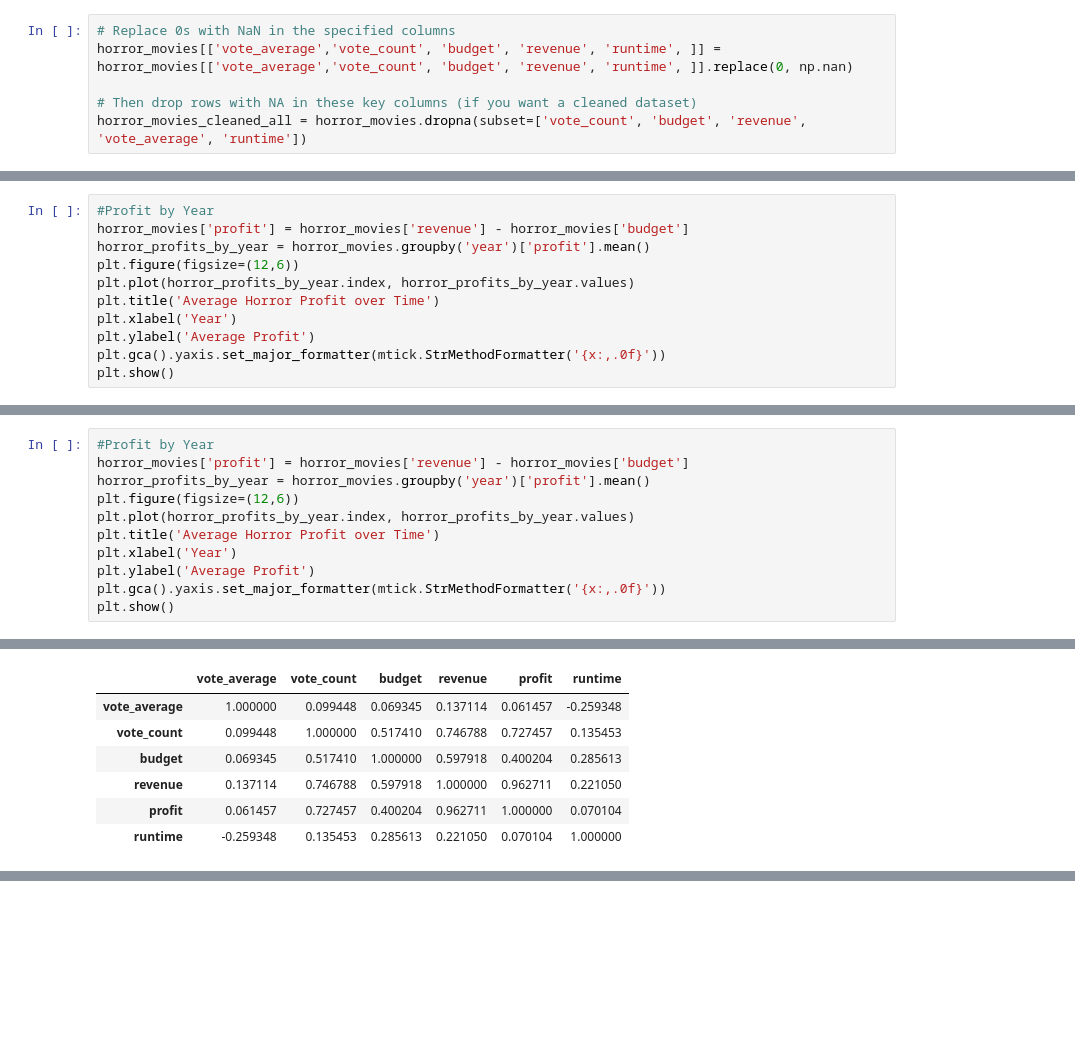
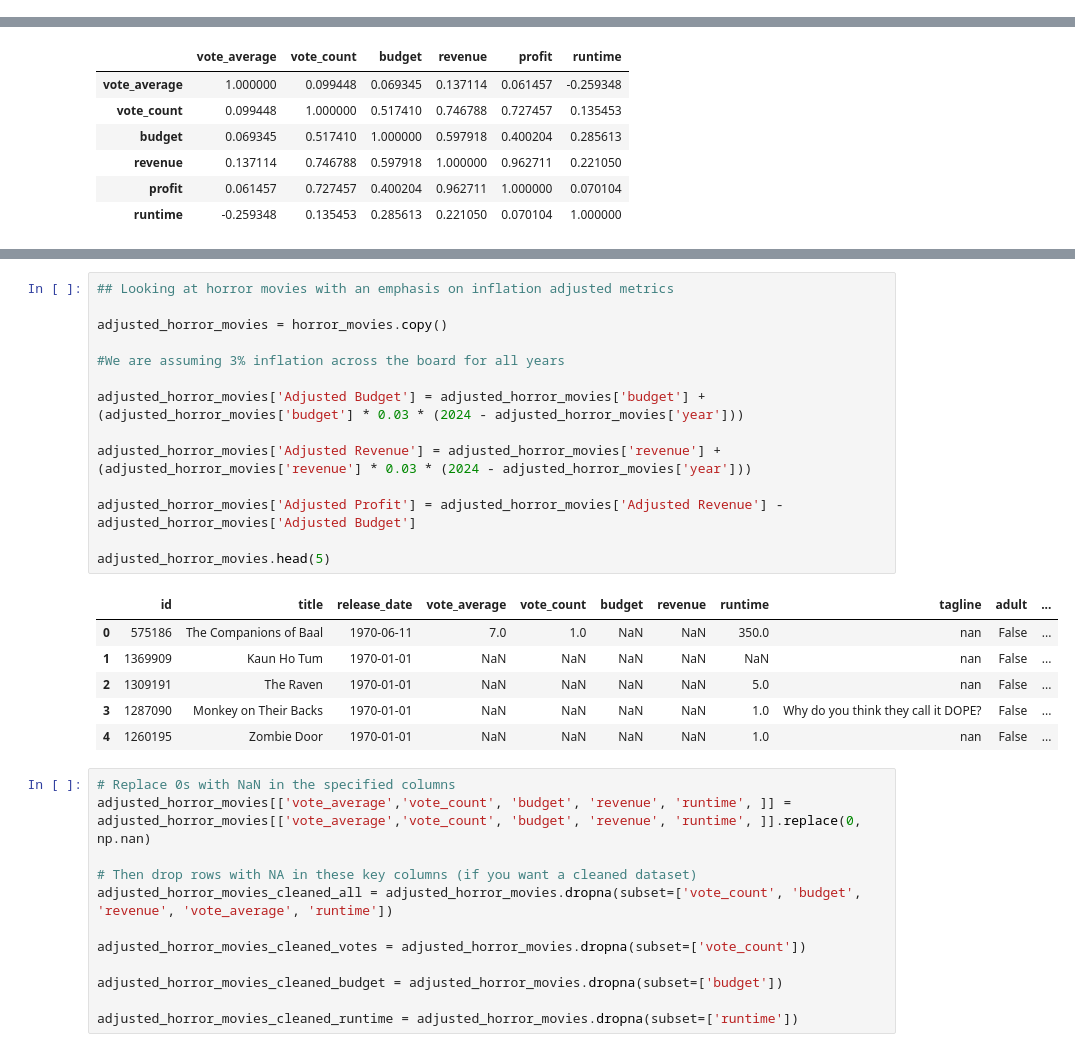
Before and after one commit to JoshGarzaniti/TMDB-Film-Analysis, a Jupyter notebook: Horror Movie Analysis.ipynb, the cells around one changed output, grey strips where cells are left out. Cells and saved outputs as stored; diff of their text form; blank space fills up the shorter version.

```diff
--- a/Horror Movie Analysis.ipynb
+++ b/Horror Movie Analysis.ipynb
@@ -242,6 +197,0 @@ plt.show()
-# %%
-# Replace 0s with NaN in the specified columns
-horror_movies[['vote_average','vote_count', 'budget', 'revenue', 'runtime', ]] = horror_movies[['vote_average','vote_count', 'budget', 'revenue', 'runtime', ]].replace(0, np.nan)
-
-# Then drop rows with NA in these key columns (if you want a cleaned dataset)
-horror_movies_cleaned_all = horror_movies.dropna(subset=['vote_count', 'budget', 'revenue', 'vote_average', 'runtime'])
@@ -536,11 +197,0 @@ plt.show()
-# %%
-#Profit by Year
-horror_movies['profit'] = horror_movies['revenue'] - horror_movies['budget']
-horror_profits_by_year = horror_movies.groupby('year')['profit'].mean()
-plt.figure(figsize=(12,6))
-plt.plot(horror_profits_by_year.index, horror_profits_by_year.values)
-plt.title('Average Horror Profit over Time')
-plt.xlabel('Year')
-plt.ylabel('Average Profit')
-plt.gca().yaxis.set_major_formatter(mtick.StrMethodFormatter('{x:,.0f}'))
-plt.show()
@@ -781,11 +197,0 @@ plt.show()
-# %%
-#Profit by Year
-horror_movies['profit'] = horror_movies['revenue'] - horror_movies['budget']
-horror_profits_by_year = horror_movies.groupby('year')['profit'].mean()
-plt.figure(figsize=(12,6))
-plt.plot(horror_profits_by_year.index, horror_profits_by_year.values)
-plt.title('Average Horror Profit over Time')
-plt.xlabel('Year')
-plt.ylabel('Average Profit')
-plt.gca().yaxis.set_major_formatter(mtick.StrMethodFormatter('{x:,.0f}'))
-plt.show()
@@ -1021,0 +325,33 @@ comparison_df
+# %%
+## Looking at horror movies with an emphasis on inflation adjusted metrics
+
+adjusted_horror_movies = horror_movies.copy()
+
+#We are assuming 3% inflation across the board for all years
+
+adjusted_horror_movies['Adjusted Budget'] = adjusted_horror_movies['budget'] + (adjusted_horror_movies['budget'] * 0.03 * (2024 - adjusted_horror_movies['year']))
+
+adjusted_horror_movies['Adjusted Revenue'] = adjusted_horror_movies['revenue'] + (adjusted_horror_movies['revenue'] * 0.03 * (2024 - adjusted_horror_movies['year']))
+
+adjusted_horror_movies['Adjusted Profit'] = adjusted_horror_movies['Adjusted Revenue'] - adjusted_horror_movies['Adjusted Budget']
+
+adjusted_horror_movies.head(5)
+# %% [output]
+|  | id | title | release_date | vote_average | vote_count | budget | revenue | runtime | tagline | adult | ... |
+| 0 | 575186 | The Companions of Baal | 1970-06-11 | 7.0 | 1.0 | NaN | NaN | 350.0 | nan | False | ... |
+| 1 | 1369909 | Kaun Ho Tum | 1970-01-01 | NaN | NaN | NaN | NaN | NaN | nan | False | ... |
+| 2 | 1309191 | The Raven | 1970-01-01 | NaN | NaN | NaN | NaN | 5.0 | nan | False | ... |
+| 3 | 1287090 | Monkey on Their Backs | 1970-01-01 | NaN | NaN | NaN | NaN | 1.0 | Why do you think they call it DOPE? | False | ... |
+| 4 | 1260195 | Zombie Door | 1970-01-01 | NaN | NaN | NaN | NaN | 1.0 | nan | False | ... |
+# %%
+# Replace 0s with NaN in the specified columns
+adjusted_horror_movies[['vote_average','vote_count', 'budget', 'revenue', 'runtime', ]] = adjusted_horror_movies[['vote_average','vote_count', 'budget', 'revenue', 'runtime', ]].replace(0, np.nan)
+
+# Then drop rows with NA in these key columns (if you want a cleaned dataset)
+adjusted_horror_movies_cleaned_all = adjusted_horror_movies.dropna(subset=['vote_count', 'budget', 'revenue', 'vote_average', 'runtime'])
+
+adjusted_horror_movies_cleaned_votes = adjusted_horror_movies.dropna(subset=['vote_count'])
+
+adjusted_horror_movies_cleaned_budget = adjusted_horror_movies.dropna(subset=['budget'])
+
+adjusted_horror_movies_cleaned_runtime = adjusted_horror_movies.dropna(subset=['runtime'])
```
Also changed, not shown: parts of 42 cells of this notebook.
